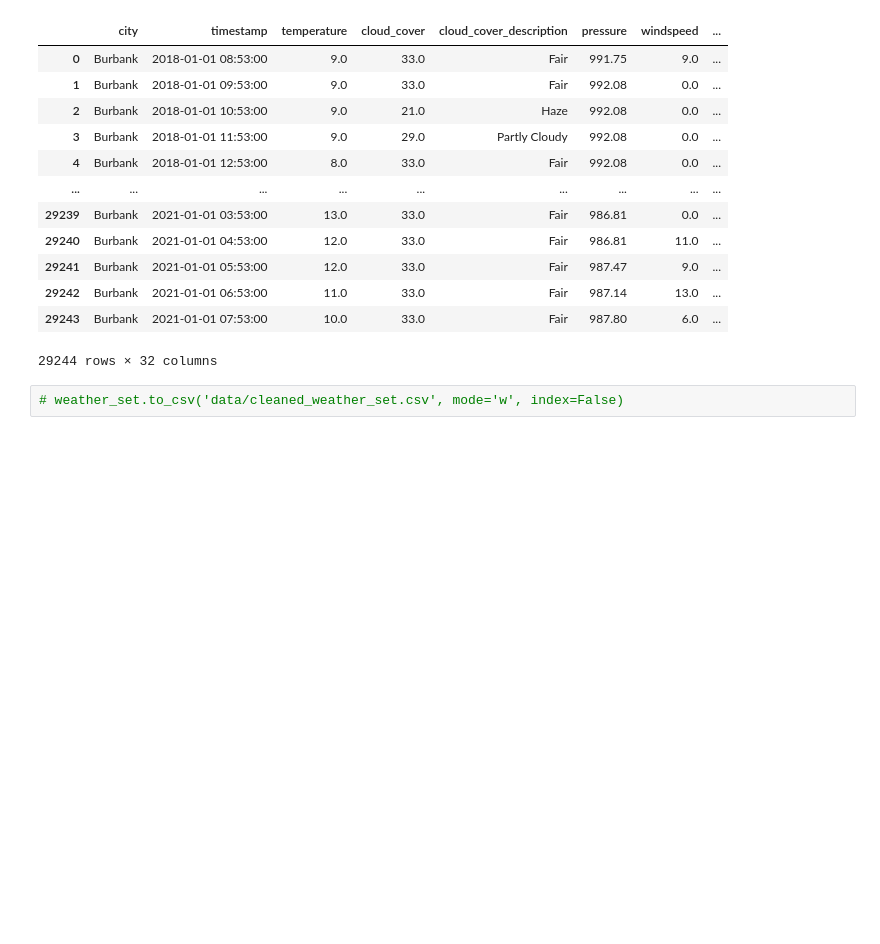
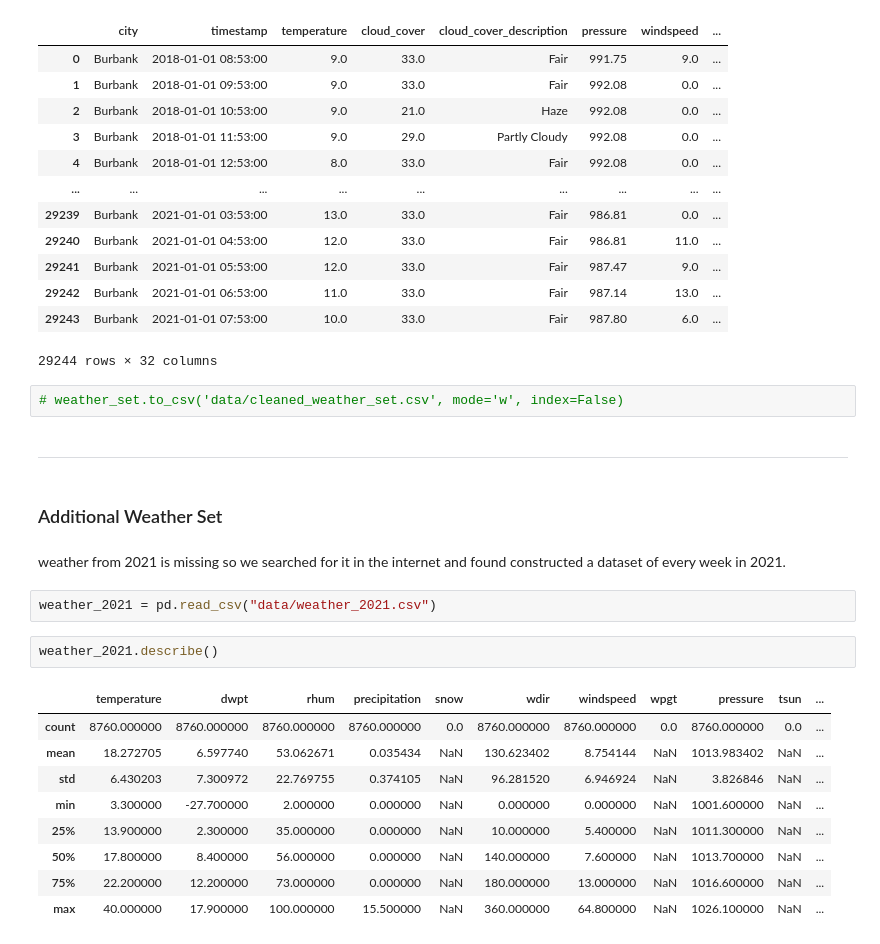
Before and after one commit to ge02/GinyuForce, a Jupyter notebook: data_prep_weather_set.ipynb, the cells around one changed output. Cells and saved outputs as stored; diff of their text form; blank space fills up the shorter version.

Commit message:
Predictive - muss noch ein Fix passieren in der Corr Matrix; weather wurden 2021 Werte hinzugefügt

```diff
--- a/data_prep_weather_set.ipynb
+++ b/data_prep_weather_set.ipynb
@@ -288,3 +288,23 @@ weather_set
 29244 rows × 32 columns
 # %%
 # weather_set.to_csv('data/cleaned_weather_set.csv', mode='w', index=False)
+# %% [markdown]
+---
+# %% [markdown]
+### Additional Weather Set
+# %% [markdown]
+weather from 2021 is missing so we searched for it in the internet and found constructed a dataset of every week in 2021.
+# %%
+weather_2021 = pd.read_csv("data/weather_2021.csv")
+# %%
+weather_2021.describe()
+# %% [output]
+|  | temperature | dwpt | rhum | precipitation | snow | wdir | windspeed | wpgt | pressure | tsun | ... |
+| count | 8760.000000 | 8760.000000 | 8760.000000 | 8760.000000 | 0.0 | 8760.000000 | 8760.000000 | 0.0 | 8760.000000 | 0.0 | ... |
+| mean | 18.272705 | 6.597740 | 53.062671 | 0.035434 | NaN | 130.623402 | 8.754144 | NaN | 1013.983402 | NaN | ... |
+| std | 6.430203 | 7.300972 | 22.769755 | 0.374105 | NaN | 96.281520 | 6.946924 | NaN | 3.826846 | NaN | ... |
+| min | 3.300000 | -27.700000 | 2.000000 | 0.000000 | NaN | 0.000000 | 0.000000 | NaN | 1001.600000 | NaN | ... |
+| 25% | 13.900000 | 2.300000 | 35.000000 | 0.000000 | NaN | 10.000000 | 5.400000 | NaN | 1011.300000 | NaN | ... |
+| 50% | 17.800000 | 8.400000 | 56.000000 | 0.000000 | NaN | 140.000000 | 7.600000 | NaN | 1013.700000 | NaN | ... |
+| 75% | 22.200000 | 12.200000 | 73.000000 | 0.000000 | NaN | 180.000000 | 13.000000 | NaN | 1016.600000 | NaN | ... |
+| max | 40.000000 | 17.900000 | 100.000000 | 15.500000 | NaN | 360.000000 | 64.800000 | NaN | 1026.100000 | NaN | ... |
```
Also changed, not shown: parts of 11 cells of this notebook, 2 other files.
